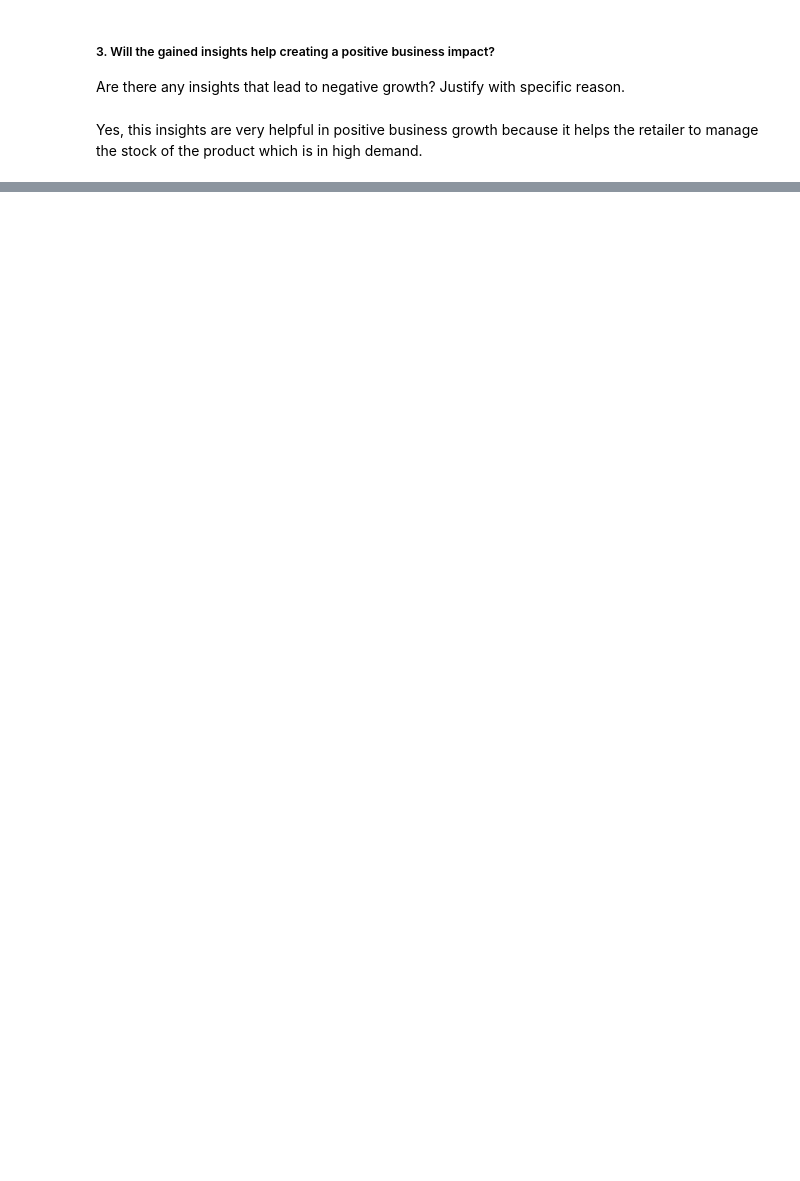
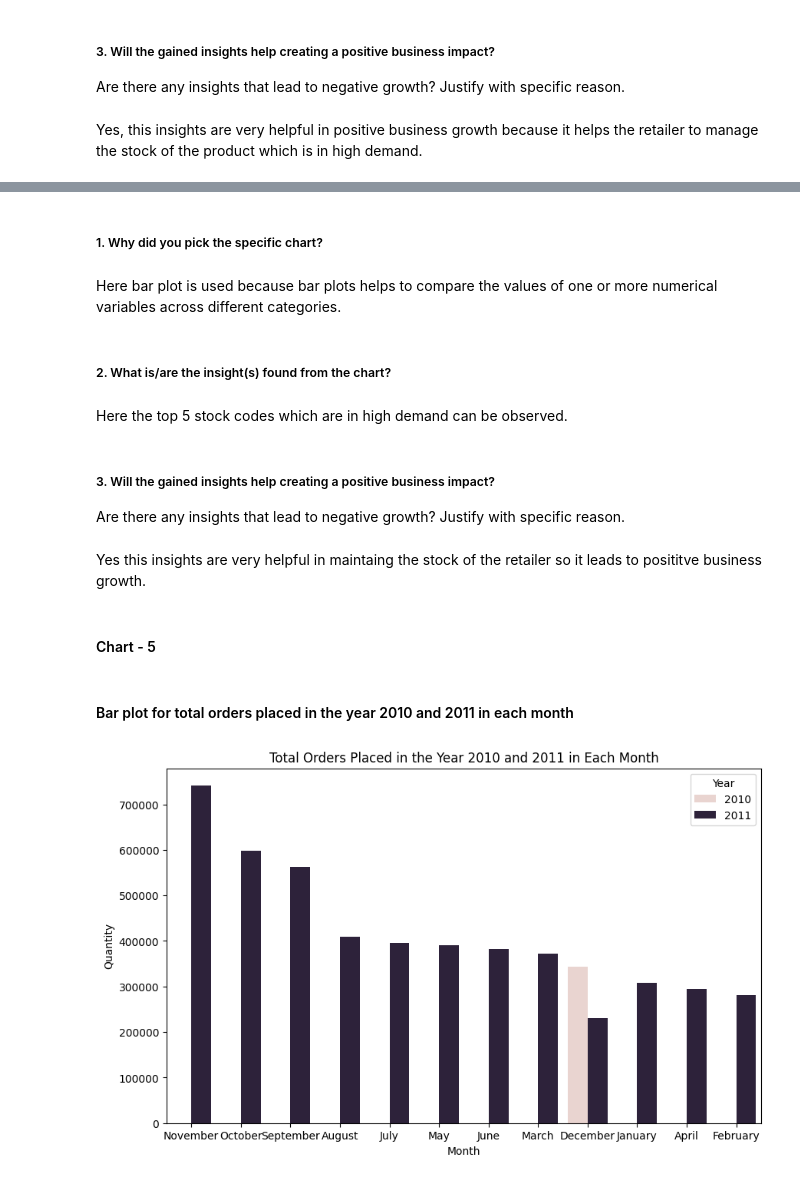
Before and after one commit to Madhukargoud2197/Myntra_Online_Retail_Segmentation_Project, a Jupyter notebook: Myntra_Online_Retail_Customer_Segmentation_Project.ipynb, the cells around one changed output, grey strips where cells are left out. Cells and saved outputs as stored; diff of their text form; code cells hidden in the pictures; blank space fills up the shorter version.

```diff
--- a/Myntra_Online_Retail_Customer_Segmentation_Project.ipynb
+++ b/Myntra_Online_Retail_Customer_Segmentation_Project.ipynb
@@ -769,0 +811,27 @@ Yes, this insights are very helpful in positive business growth because it helps
+# %% [markdown]
+##### 1. Why did you pick the specific chart?
+# %% [markdown]
+Here bar plot is used because bar plots helps to compare the values of one or more numerical variables across different categories.
+# %% [markdown]
+##### 2. What is/are the insight(s) found from the chart?
+# %% [markdown]
+Here the top 5 stock codes which are in high demand can be observed.
+# %% [markdown]
+##### 3. Will the gained insights help creating a positive business impact?
+Are there any insights that lead to negative growth? Justify with specific reason.
+# %% [markdown]
+Yes this insights are very helpful in maintaing the stock of the retailer so it leads to posititve business growth.
+# %% [markdown]
+#### Chart - 5
+# %% [markdown]
+#### Bar plot for total orders placed in the year 2010 and 2011 in each month
+# %%
+# Plotting the bar plot
+plt.figure(figsize=(10, 6))
+sns.barplot(x='Month', y='Quantity', hue='Year', data=month_sale)
+plt.xlabel('Month')
+plt.ylabel('Quantity')
+plt.title('Total Orders Placed in the Year 2010 and 2011 in Each Month')
+plt.show()
+# %% [output]
+[figure, added]
```
Also changed, not shown: parts of 32 cells of this notebook.
